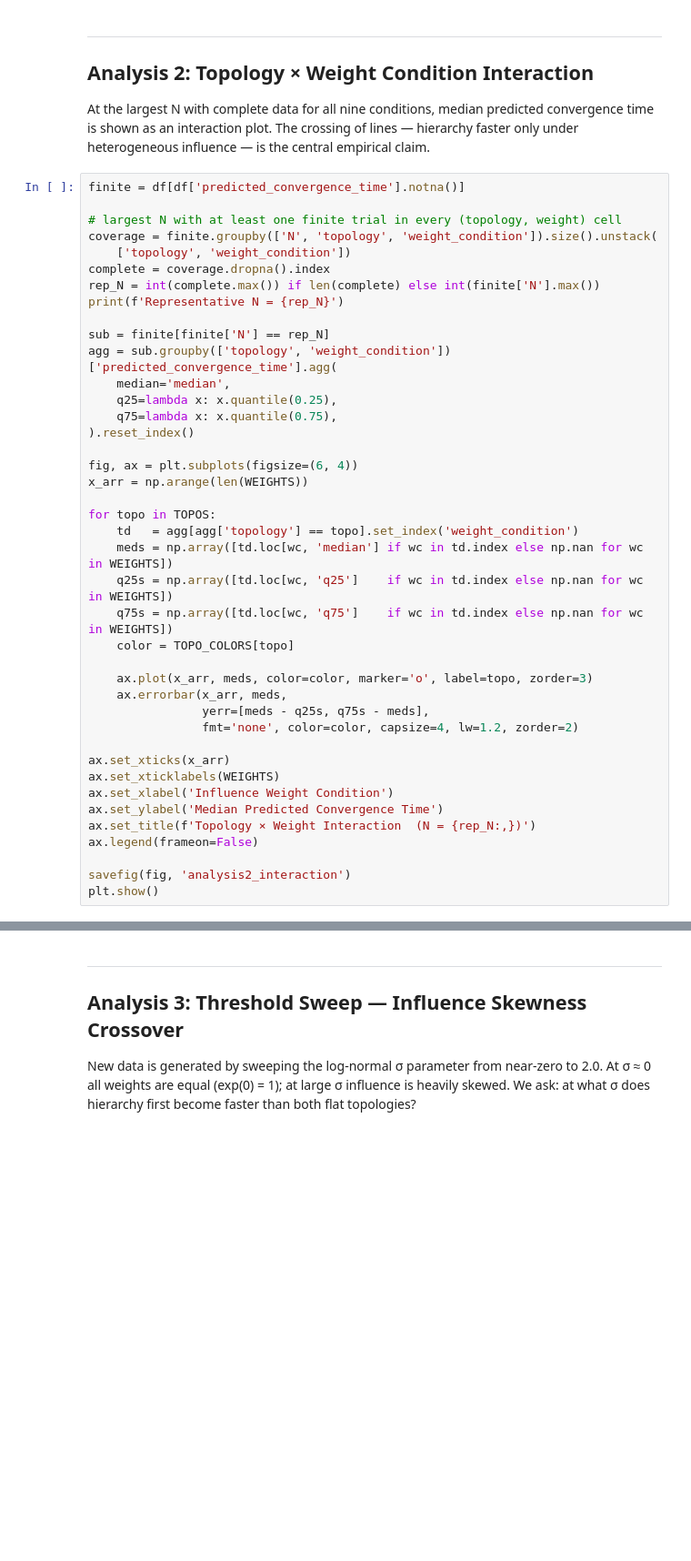
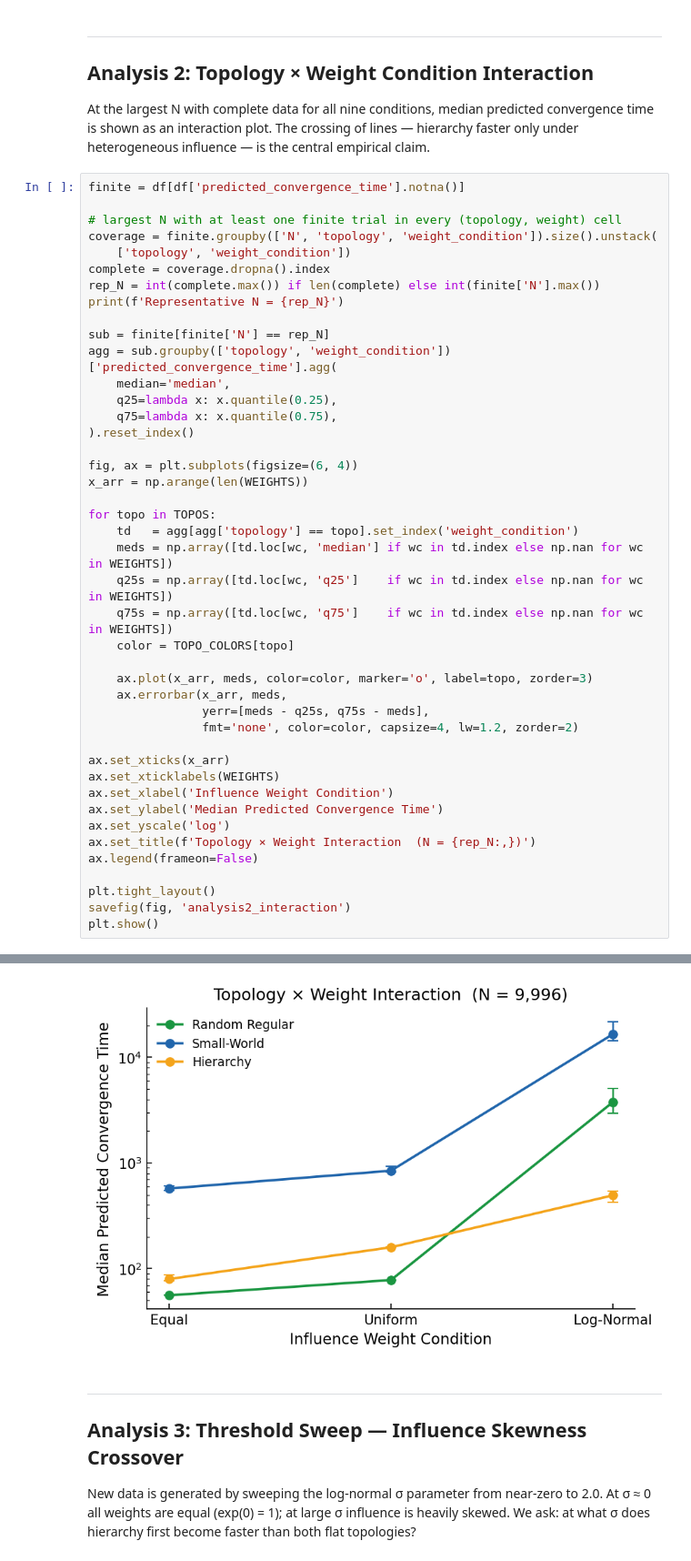
Before and after one commit to caleb-chandler/hierarchy-info-project, a Jupyter notebook: analysis.ipynb, the cells around one changed output, grey strips where cells are left out. Shown at 91% size. Drawn from its saved outputs; the diff is of its cells as text; blank space fills up the shorter version.

```diff
--- a/analysis.ipynb
+++ b/analysis.ipynb
@@ -237,8 +260,11 @@ ax.set_xticks(x_arr)
 ax.set_xticklabels(WEIGHTS)
 ax.set_xlabel('Influence Weight Condition')
 ax.set_ylabel('Median Predicted Convergence Time')
+ax.set_yscale('log')
 ax.set_title(f'Topology × Weight Interaction  (N = {rep_N:,})')
 ax.legend(frameon=False)
 
+plt.tight_layout()
 savefig(fig, 'analysis2_interaction')
 plt.show()
+# %% [output]
@@ -245,3 +273,4 @@ plt.show()
+[figure, added]
 # %% [markdown]
 ---
 ## Analysis 3: Threshold Sweep — Influence Skewness Crossover
```
Also changed, not shown: parts of 10 cells of this notebook, 33 other files.
